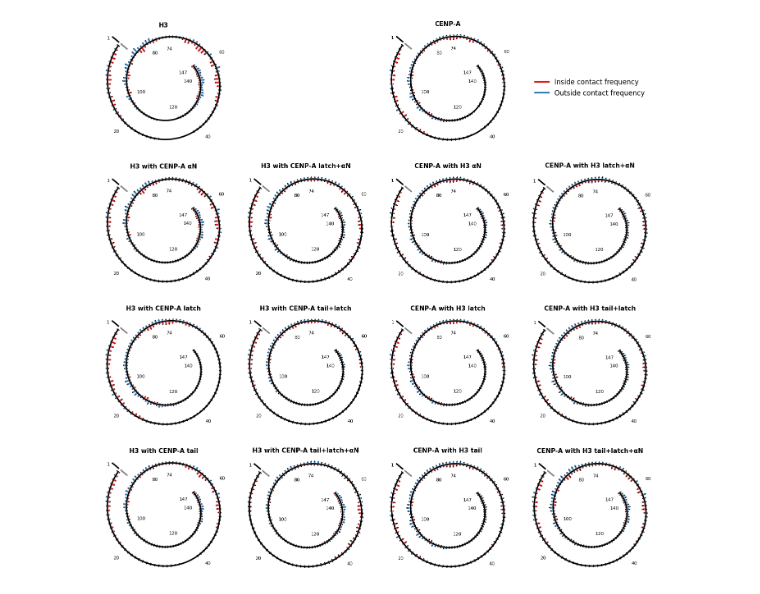
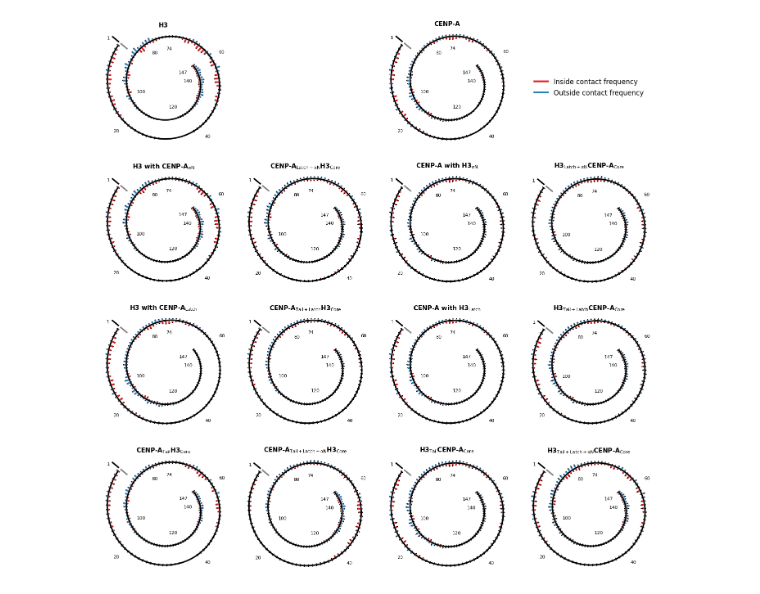
Before and after one commit to WereszczynskiGroup/supplemental-data-cenpa-2026, a Jupyter notebook: analysis_scripts/coarse_grain/Spiral_Contacts/plot_spiral_CG.ipynb, the cells around one changed output. Cells and saved outputs as stored; diff of their text form; code cells hidden in the pictures.

```diff
--- a/analysis_scripts/coarse_grain/Spiral_Contacts/plot_spiral_CG.ipynb
+++ b/analysis_scripts/coarse_grain/Spiral_Contacts/plot_spiral_CG.ipynb
@@ -41,18 +41,18 @@ grid_systems = [
 titles = {
     "H3": "H3",
     "cenpa": "CENP-A",
-    "H3withcenpahelix": "H3 with CENP-A \u03B1N",
-    "H3withcenpa_latch_helix": "H3 with CENP-A latch+\u03B1N",
-    "cenpawithH3helix": "CENP-A with H3 \u03B1N",
-    "cenpawithH3_latch_helix": "CENP-A with H3 latch+\u03B1N",
-    "H3withcenpalatch": "H3 with CENP-A latch",
-    "ltH3core": "H3 with CENP-A tail+latch",
-    "cenpawithH3latch": "CENP-A with H3 latch",
-    "ltcenpacore": "CENP-A with H3 tail+latch",
-    "stH3core": "H3 with CENP-A tail",
-    "thruhelixH3": "H3 with CENP-A tail+latch+\u03B1N",
-    "stcenpacore": "CENP-A with H3 tail",
-    "thruhelixcenpa": "CENP-A with H3 tail+latch+\u03B1N"
+    "H3withcenpahelix": "H3 with CENP-A$_{\\mathrm{\u03B1N}}$",
+    "H3withcenpa_latch_helix": "CENP-A$_{\\mathrm{Latch+\u03B1N}}$H3$_{\\mathrm{Core}}$",
+    "cenpawithH3helix": "CENP-A with H3$_{\\mathrm{\u03B1N}}$",
+    "cenpawithH3_latch_helix": "H3$_{\\mathrm{Latch+\u03B1N}}$CENP-A$_{\\mathrm{Core}}$",
+    "H3withcenpalatch": "H3 with CENP-A$_{\\mathrm{Latch}}$",
+    "ltH3core": "CENP-A$_{\\mathrm{Tail+Latch}}$H3$_{\\mathrm{Core}}$",
+    "cenpawithH3latch": "CENP-A with H3$_{\\mathrm{Latch}}$",
+    "ltcenpacore": "H3$_{\\mathrm{Tail+Latch}}$CENP-A$_{\\mathrm{Core}}$",
+    "stH3core": "CENP-A$_{\\mathrm{Tail}}$H3$_{\\mathrm{Core}}$",
+    "thruhelixH3": "CENP-A$_{\\mathrm{Tail+Latch+\u03B1N}}$H3$_{\\mathrm{Core}}$",
+    "stcenpacore": "H3$_{\\mathrm{Tail}}$CENP-A$_{\\mathrm{Core}}$",
+    "thruhelixcenpa": "H3$_{\\mathrm{Tail+Latch+\u03B1N}}$CENP-A$_{\\mathrm{Core}}$"
 }
 
 # -----------------------------
@@ -98,7 +98,7 @@ for idx, ax in enumerate(axes):
         continue
 
     # Load data
-    file_path = f"{system}/{system}_tail_contacts_inside_outside_freq_SEM.dat"
+    file_path = f"{system}/tail_contacts_inside_outside_freq_SEM.dat"
     df = pd.read_csv(file_path, delim_whitespace=True)
 
     inside_freq = np.zeros(num_bp)
@@ -213,31 +213,31 @@ for idx, ax in enumerate(axes):
                     color="black", lw=1, solid_capstyle='butt')
             ax.plot([tip_x - vec_unit[0]*err_out, tip_x - vec_unit[0]*err_out + vec_unit[1]*cap_len],
                     [tip_y - vec_unit[1]*err_out, tip_y - vec_unit[1]*err_out - vec_unit[0]*cap_len],
                     color="black", lw=1)
             ax.plot([tip_x + vec_unit[0]*err_out, tip_x + vec_unit[0]*err_out + vec_unit[1]*cap_len],
                     [tip_y + vec_unit[1]*err_out, tip_y + vec_unit[1]*err_out - vec_unit[0]*cap_len],
                     color="black", lw=1)
 
     # Base pair labels
     for i in range(num_bp):
         if (i+1) % 20 == 0 or (i+1) == 1 or (i+1) == 74 or (i+1) == 147:
             x, y = x_center[i], y_center[i]
             vec = np.array([x, y])
             vec_unit = vec / np.linalg.norm(vec)
             # place labels outside max data bar length
             label_offset = MAX_BAR_LENGTH + 0.05
             if i >= 73:  # inside spiral for bases 74+
                 label_offset *= -1
             label_x = x + vec_unit[0]*label_offset
             label_y = y + vec_unit[1]*label_offset
             ax.text(label_x, label_y, str(i+1), fontsize=label_fs, ha="center", va="center")
 
     ax.set_title(titles[system], fontsize=subtitle_fs, fontweight="bold")
     ax.set_aspect("equal")
     ax.axis("off")
 
 plt.tight_layout()
 plt.savefig("spiral_contacts_CG_allsystems.pdf", dpi=300)
 plt.show()
 # %% [output]
-[figure, old version]
+[figure, new version]
```
Also changed, not shown: 5 other files.
